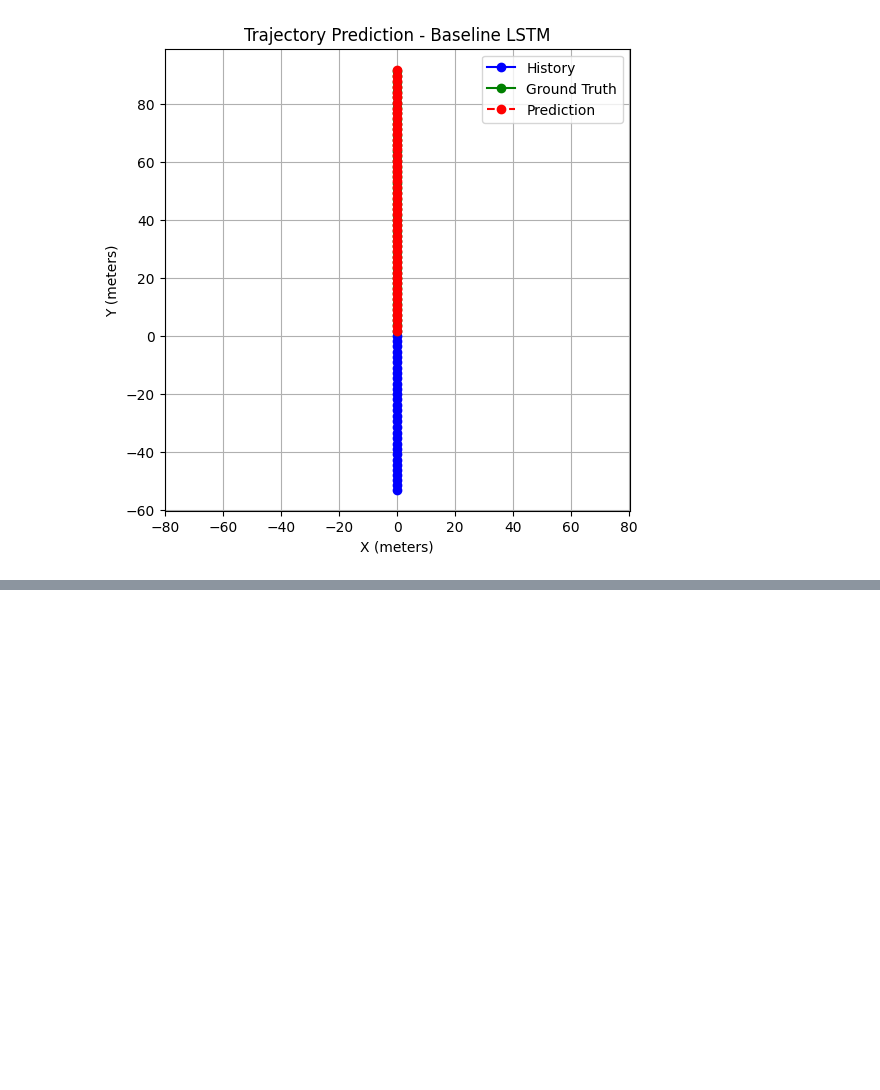
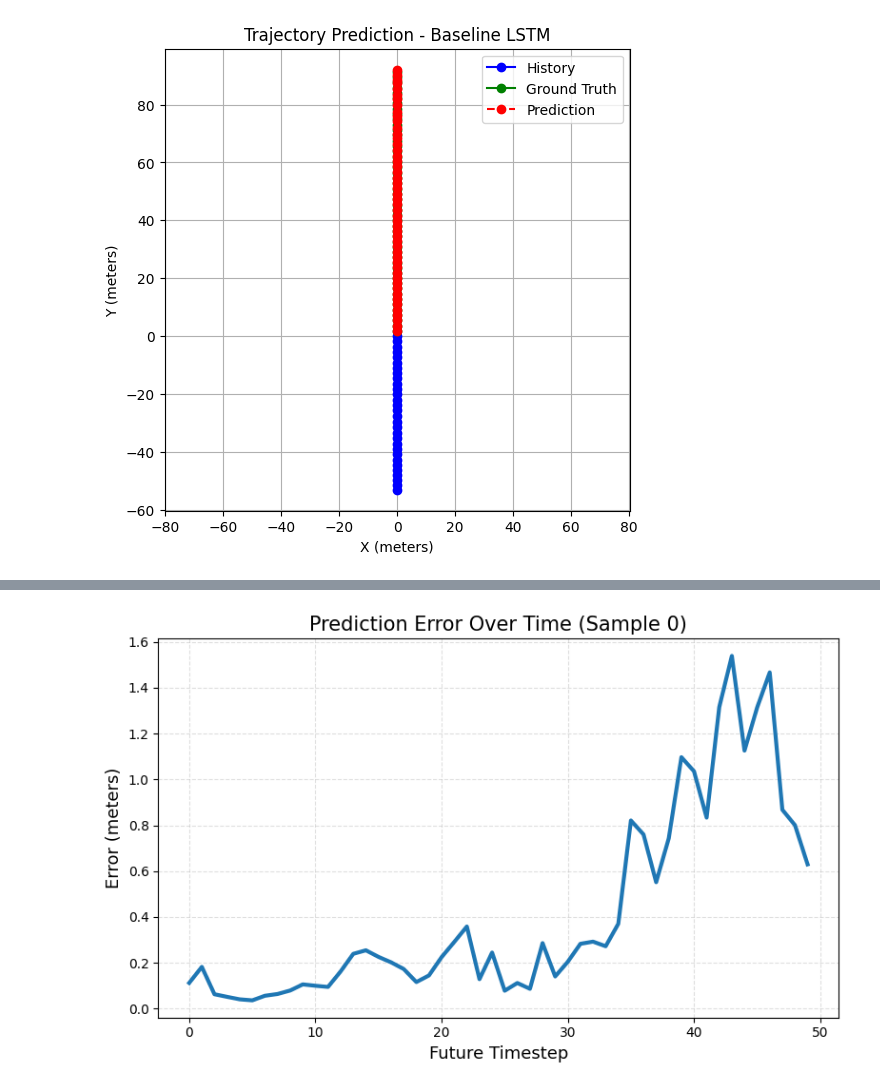
Before and after one commit to abhiramanil369/VTP-Deep-Learning-for-Vehicle-Trajectory-Prediction, a Jupyter notebook: VTP_Deep_Learning_for_Vehicle_Trajectory_Prediction.ipynb, the cells around one changed output, grey strips where cells are left out. Cells and saved outputs as stored; diff of their text form; code cells hidden in the pictures; blank space fills up the shorter version.

```diff
--- a/VTP_Deep_Learning_for_Vehicle_Trajectory_Prediction.ipynb
+++ b/VTP_Deep_Learning_for_Vehicle_Trajectory_Prediction.ipynb
@@ -783,0 +852,27 @@ for i in range(5):
+# %%
+import numpy as np
+import matplotlib.pyplot as plt
+
+def plot_error_over_time(future, pred, sample_id=0):
+
+    future = future.cpu().numpy()
+    pred = pred.cpu().numpy()
+
+    # Euclidean distance at each timestep
+    error = np.sqrt(((pred - future) ** 2).sum(axis=1))
+
+    plt.figure(figsize=(8,5))
+    plt.plot(error, linewidth=3)
+
+    plt.title(f'Prediction Error Over Time (Sample {sample_id})', fontsize=15)
+    plt.xlabel('Future Timestep', fontsize=13)
+    plt.ylabel('Error (meters)', fontsize=13)
+
+    plt.grid(True, linestyle='--', alpha=0.4)
+    plt.tight_layout()
+    plt.show()
+# %%
+idx = 0
+plot_error_over_time(future[idx], pred[idx], sample_id=idx)
+# %% [output]
+[figure, added]
```
Also changed, not shown: parts of 9 cells of this notebook.
